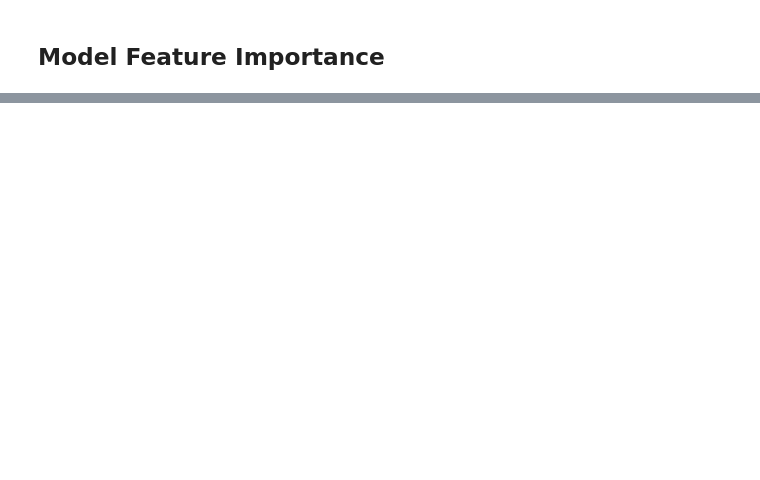
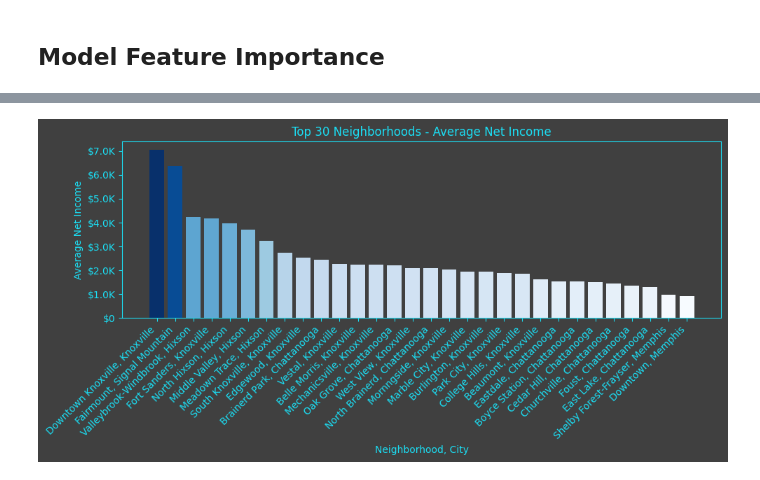
Before and after one commit to vanshverma0401-wq/zillow-housing-market-analysis, a Jupyter notebook: notebooks/zillow_home_value_analysis.ipynb, the cells around one changed output, grey strips where cells are left out. Saved outputs shown, nothing was run; the diff lists cells and outputs as text; code cells hidden in the pictures; blank space fills up the shorter version.

```diff
--- a/notebooks/zillow_home_value_analysis.ipynb
+++ b/notebooks/zillow_home_value_analysis.ipynb
@@ -1215,0 +1364,27 @@ plt.show()
+# %%
+avg_net_income = (
+    df_plot.groupby(['nbr_id', 'neighborhood_city'])['net_income']
+    .mean()
+    .reset_index()
+    .sort_values('net_income', ascending=False)
+    .head(30)
+)
+
+# normalize for colors
+norm = plt.Normalize(avg_net_income['net_income'].min(), avg_net_income['net_income'].max())
+colors = cm.Blues(norm(avg_net_income['net_income'].values))
+
+# plot
+plt.figure(figsize=(10, 5))
+plt.bar(avg_net_income['neighborhood_city'], avg_net_income['net_income'], color=colors)
+
+# styling
+plt.xticks(rotation=45, ha='right')
+plt.xlabel('Neighborhood, City')
+plt.ylabel('Average Net Income')
+plt.gca().yaxis.set_major_formatter(plt.FuncFormatter(currency_formatter))
+plt.title('Top 30 Neighborhoods - Average Net Income')
+plt.tight_layout()
+plt.show()
+# %% [output]
+[figure, added]
```
Also changed, not shown: parts of 37 cells of this notebook, 19 other files.
